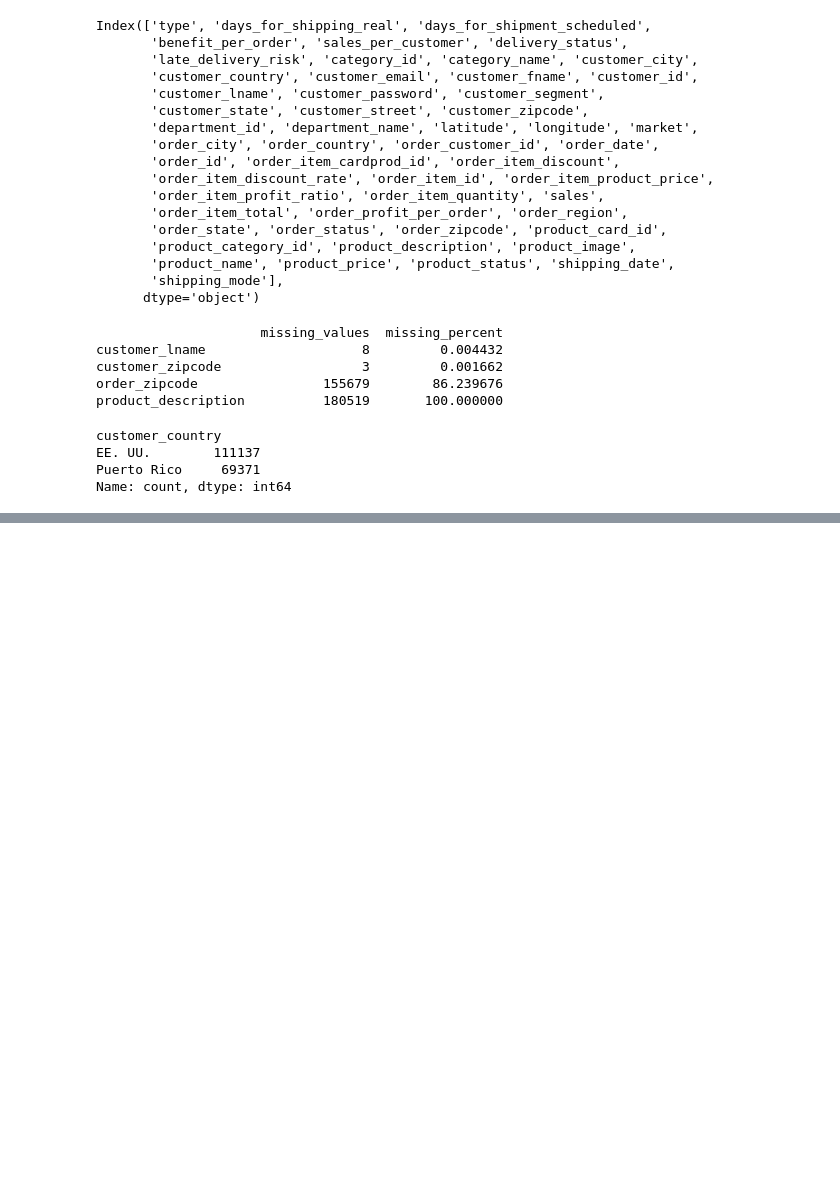
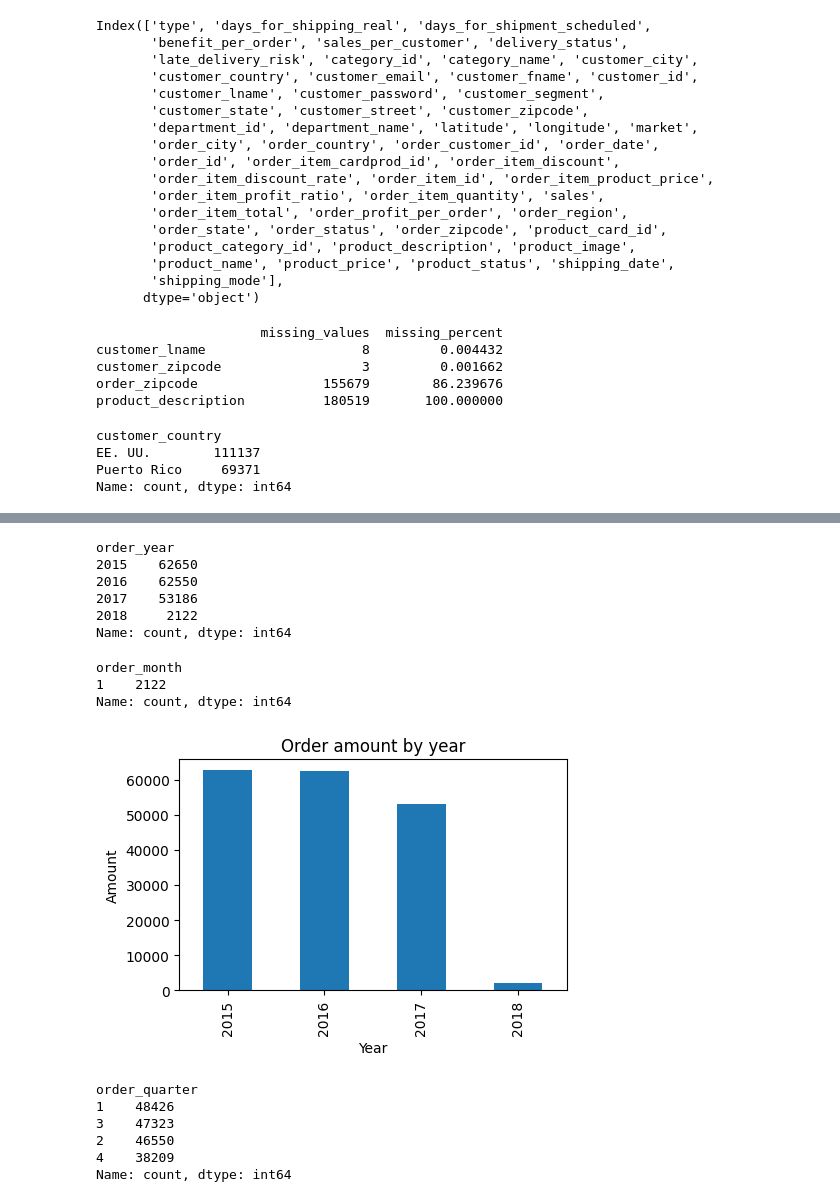
Before and after one commit to nh-adorie/scm-co-smart-project, a Jupyter notebook: notebook/eda.ipynb, the cells around one changed output, grey strips where cells are left out. Drawn from its saved outputs; the diff is of its cells as text; code cells hidden in the pictures; blank space fills up the shorter version.

```diff
--- a/notebook/eda.ipynb
+++ b/notebook/eda.ipynb
@@ -159,2 +153,7 @@ plt.show()
 # %%
-df['order_date']
+# create new year, quarter, month, day_name, time columns
+df['order_year'] = df['order_date'].dt.year
+df['order_quarter'] = df['order_date'].dt.quarter
+df['order_month'] = df['order_date'].dt.month
+df['order_day_name'] = df['order_date'].dt.day_name()
+df['order_hour'] = df['order_date'].dt.hour
@@ -173,0 +160,37 @@ Name: order_date, Length: 180508, dtype: datetime64[ns]
+# %%
+# frequency count in order_year --> the dataset is from 2015 - 2018
+df['order_year'].value_counts()
+# %% [output]
+order_year
+2015    62650
+2016    62550
+2017    53186
+2018     2122
+Name: count, dtype: int64
+# %%
+# as 2018 order amount is less than previous year --> check --> 2018 Jan only
+df.loc[df['order_year'] == 2018, 'order_month'].value_counts()
+# %% [output]
+order_month
+1    2122
+Name: count, dtype: int64
+# %%
+# bar chart for order_year
+plt.figure(figsize=(5,3))
+df['order_year'].value_counts().sort_index().plot(kind='bar')
+plt.title("Order amount by year")
+plt.xlabel("Year")
+plt.ylabel("Amount")
+plt.show()
+# %% [output]
+[figure, added]
+# %%
+# frequency count in order_quater
+df['order_quarter'].value_counts()
+# %% [output]
+order_quarter
+1    48426
+3    47323
+2    46550
+4    38209
+Name: count, dtype: int64
```
Also changed, not shown: parts of 13 cells of this notebook.
